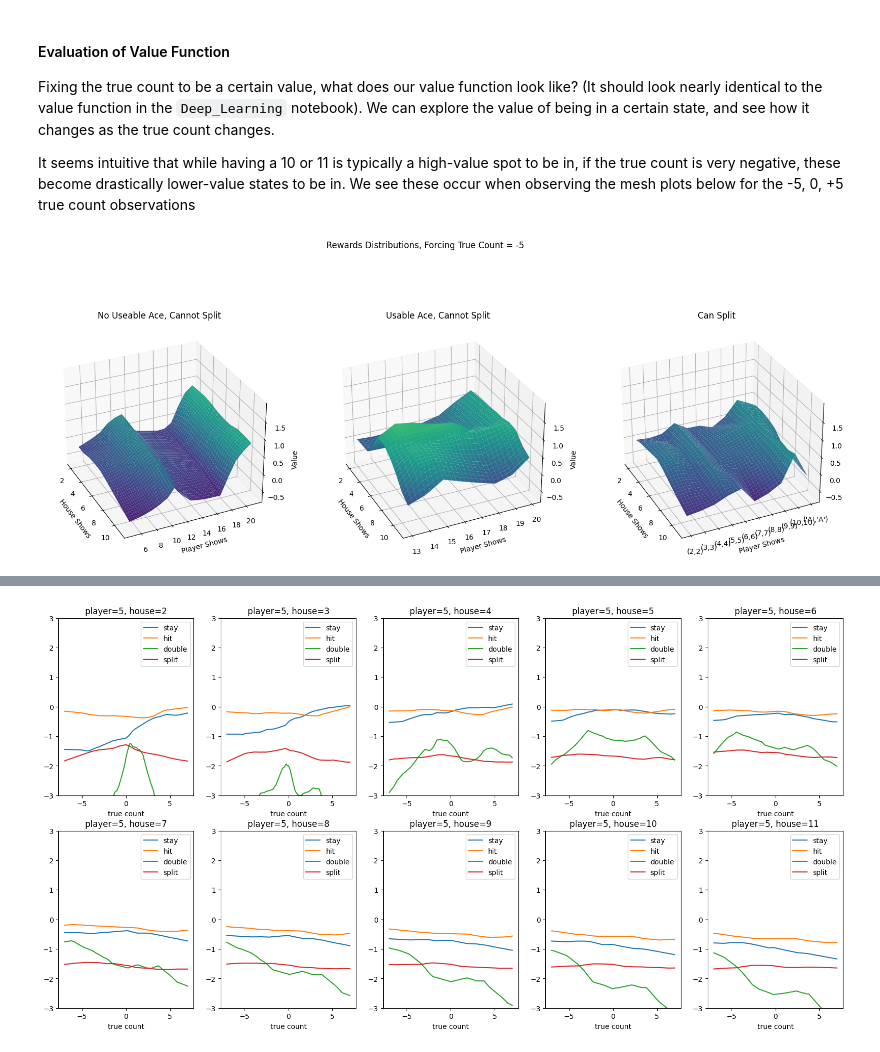
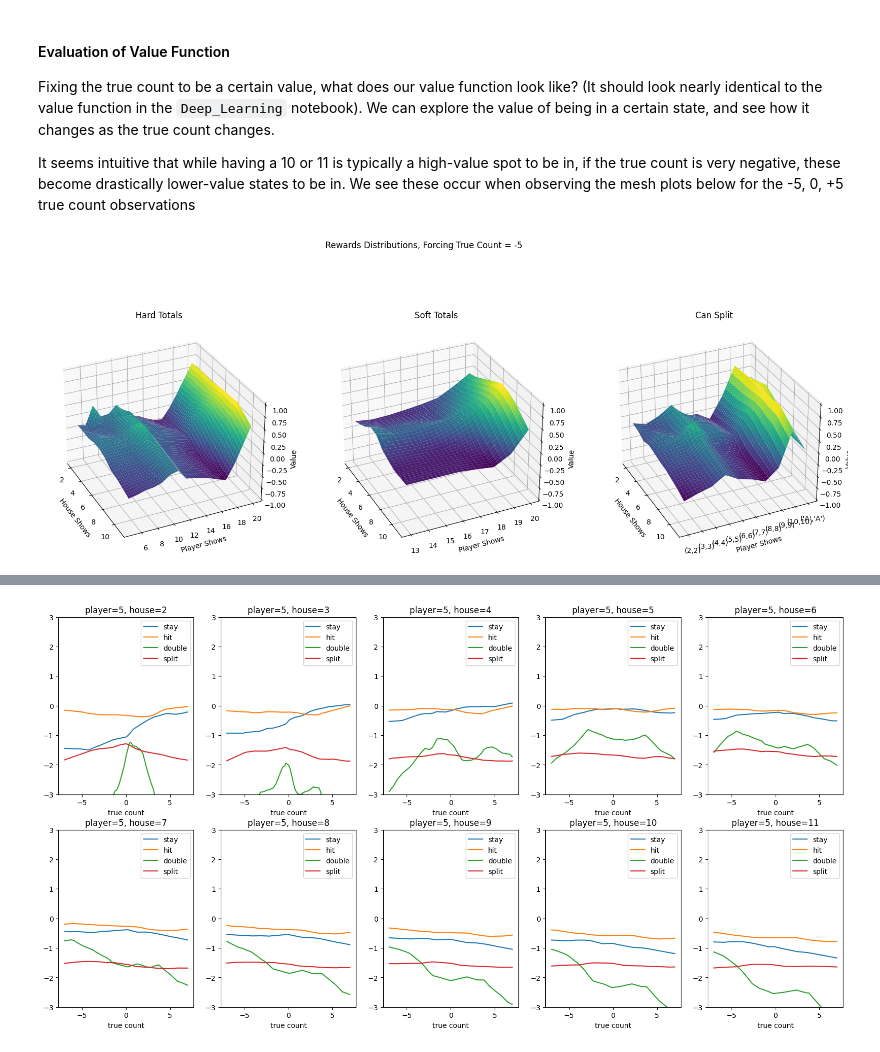
Before and after one commit to petersim1/Blackjack_RL, a Jupyter notebook: Deep_Learning_Count.ipynb, the cells around one changed output, grey strips where cells are left out. Cells and saved outputs as stored; diff of their text form; code cells hidden in the pictures.

Commit message:
begin updating deep-q-count notebook

```diff
--- a/Deep_Learning_Count.ipynb
+++ b/Deep_Learning_Count.ipynb
@@ -35,11 +38,12 @@ For this simple approach, I use random policy selection (of valid actions), and
 # %%
 rules = {
-    "dealer_hit_soft17": True,
+    "dealer_hit_soft17": False,
     "push_dealer22": False,
     "double_after_split": True,
     "hit_after_split_aces": False,
     "reduced_blackjack_payout": False,
     "allow_surrender": True,
+    "split_any_ten": True,
 }
 
 game_hyperparams = {
@@ -137 +156,9 @@ hidden_layers = [100,50,20]
+# %%
+# Forcefully inject infrequently visited player card combos during training.
+
+cards_force = []
+for c in [2,3,4,5,6,7,8,9,10,"A"]:
+    cards_force.append([Card(suit=SuitEnum.clubs, card=c) for _ in range(2)])
+for c in [2,3,4,5,6,7,8,9,10]:
+    cards_force.append([Card(suit=SuitEnum.clubs, card="A"), Card(suit=SuitEnum.clubs, card=c)])
 # %%
@@ -258,8 +369,9 @@ It seems intuitive that while having a 10 or 11 is typically a high-value spot t
 # %%
 all_states = {}
-for c in [-5,0,5]:
+states = gen_all_states()
+for c in range(-5,6,1):
     all_states[c] = {}
-    all_states[c]["states"] = gen_all_states(include_count=True, true_count=c)
+    all_states[c]["states"] = [tuple(list(state) + [c]) for state in states]
 # %%
 
 for k,v in all_states.items():
@@ -287,54 +413,47 @@ for vals in all_states.values():
 # %%
 fig = plt.figure(figsize=(20,8))
 
-ind = 0
-count = list(all_states.keys())[ind]
+count = -5
 
 fig.suptitle(f"Rewards Distributions, Forcing True Count = {count}")
 ax = fig.add_subplot(131, projection="3d")
-ax.set_title("No Useable Ace, Cannot Split")
+ax.set_title("Hard Totals")
 
 plot_mesh(
-    ax,
-    all_states[count]["values"][0][5:,2:],
-    [range(2,12),range(5,22)],
+    axis=ax,
+    data=all_states[count]["hard"],
+    ranges=[range(2,12),range(20,4,-1)],
+    interpolate=4,
     ticks=None,
-    interpolate=4,
-    zlims=[min_use, max_use],
-    vmin=min_use,
-    vmax=max_use
+    zlims=[-1, 1],
 )
 
 ax = fig.add_subplot(132, projection="3d")
-ax.set_title("Usable Ace, Cannot Split")
+ax.set_title("Soft Totals")
 
 plot_mesh(
-    ax,
-    all_states[count]["values"][1][13:21,2:],
-    [range(2,12),range(13,21)],
+    axis=ax,
+    data=all_states[count]["soft"],
+    ranges=[range(2,12),range(20,12,-1)],
+    interpolate=4,
     ticks=None,
-    interpolate=4,
-    zlims=[min_use, max_use],
-    vmin=min_use,
-    vmax=max_use
+    zlims=[-1, 1],
 )
 
 ax = fig.add_subplot(133, projection="3d")
 ax.set_title("Can Split")
 
 ticks = [f"({p},{p})" if p < 11 else "('A','A')" for p in range(2,12)]
 plot_mesh(
-    ax,
-    all_states[count]["values"][2][2:12,2:],
-    [range(2,12),range(2,12)],
+    axis=ax,
+    data=all_states[count]["split"],
+    ranges=[range(2,12),range(11,1,-1)],
+    interpolate=4,
     ticks=ticks,
-    interpolate=4,
-    zlims=[min_use, max_use],
-    vmin=min_use,
-    vmax=max_use
+    zlims=[-1, 1],
 )
 
 plt.subplots_adjust(hspace=0, wspace=0.2)
 plt.show()
 # %% [output]
-[figure, old version]
+[figure, new version]
```
Also changed, not shown: parts of 21 cells of this notebook, 7 other files.
